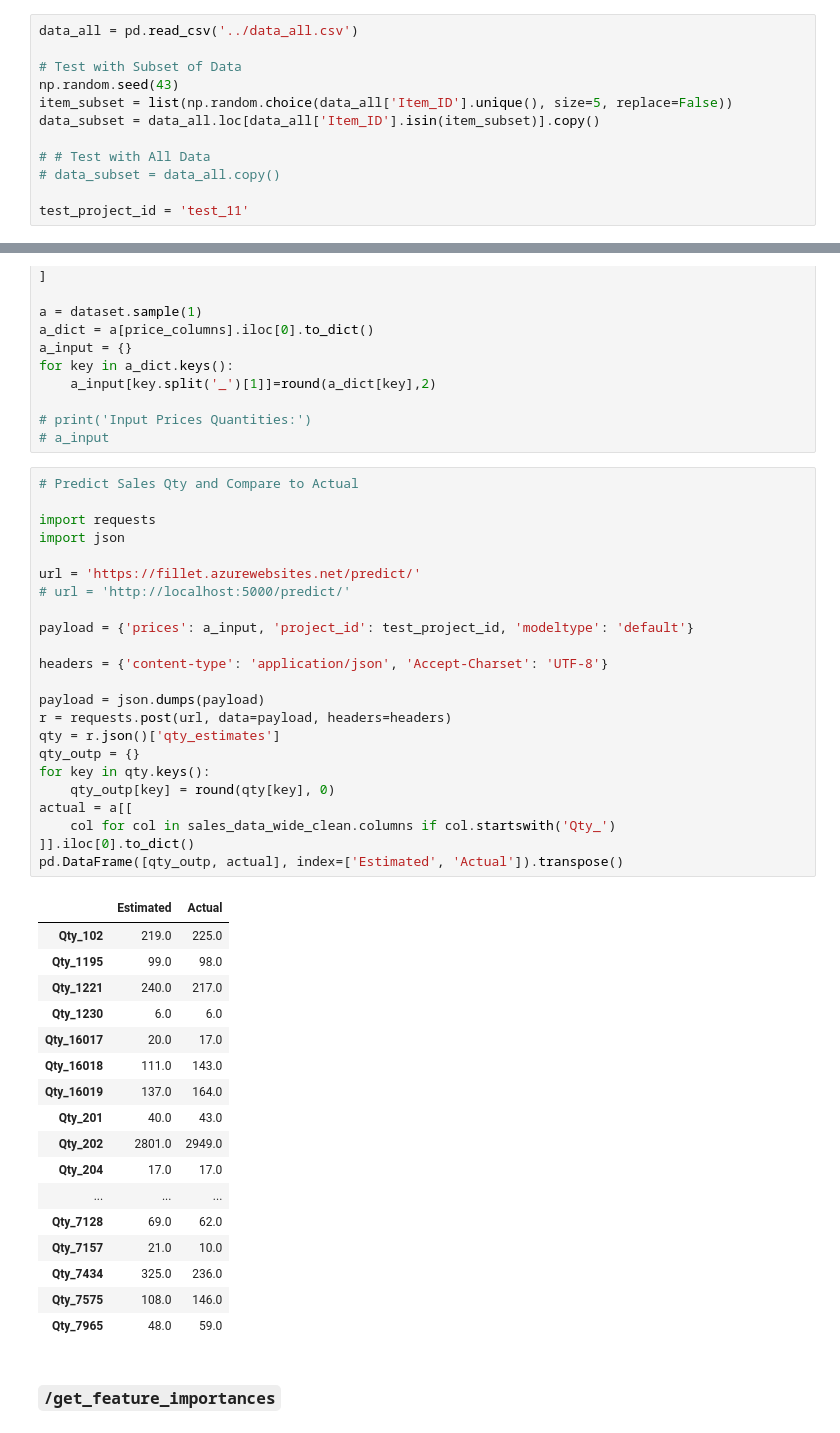
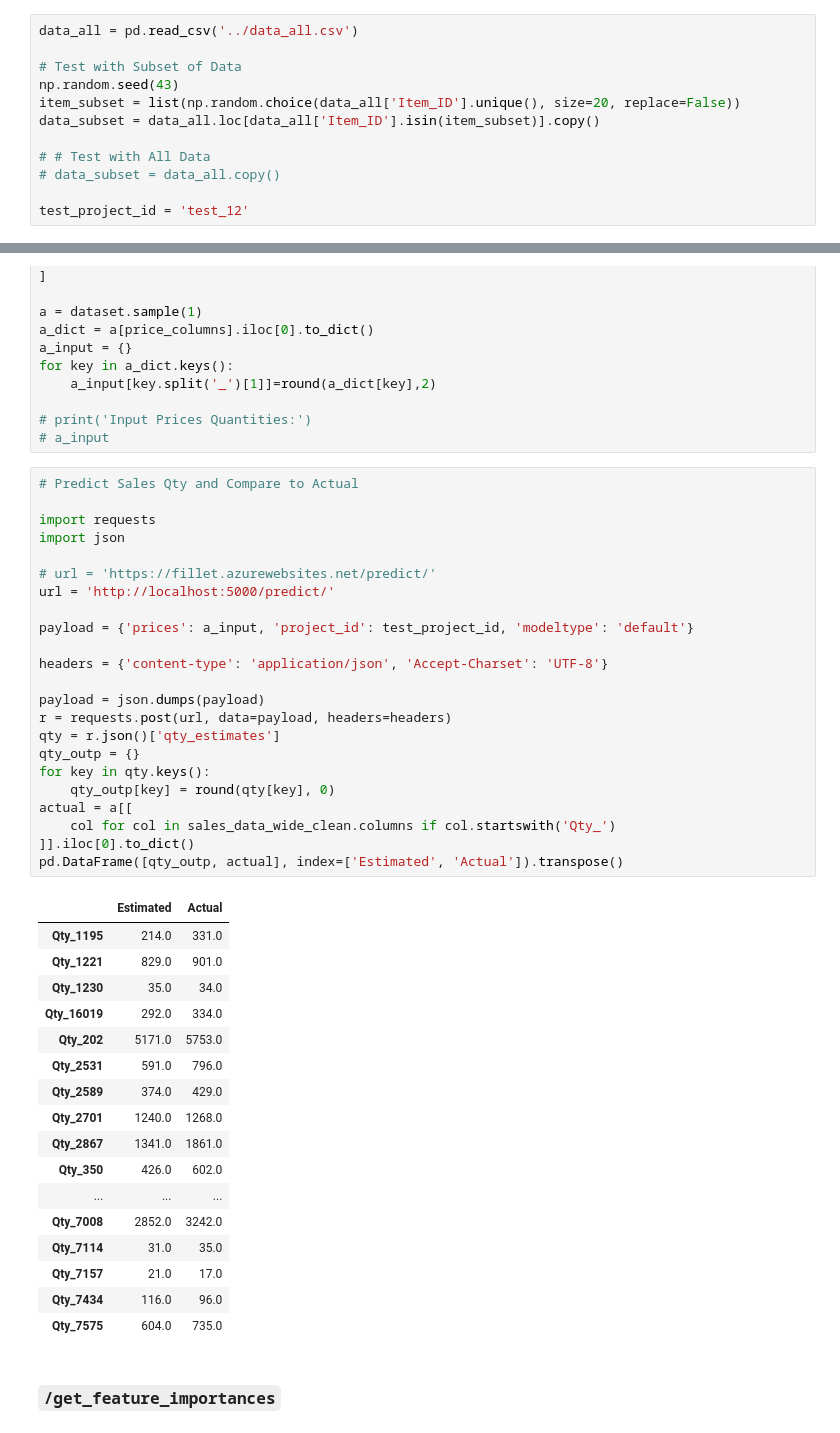
Before and after one commit to sutd-rms/fillet-flask, a Jupyter notebook: Notebooks/Test Environment-Copy1.ipynb, the cells around one changed output, grey strips where cells are left out. Saved outputs shown, nothing was run; the diff lists cells and outputs as text.

```diff
--- a/Notebooks/Test Environment-Copy1.ipynb
+++ b/Notebooks/Test Environment-Copy1.ipynb
@@ -8,13 +8,13 @@ data_all = pd.read_csv('../data_all.csv')
 
 # Test with Subset of Data
 np.random.seed(43)
-item_subset = list(np.random.choice(data_all['Item_ID'].unique(), size=5, replace=False))
+item_subset = list(np.random.choice(data_all['Item_ID'].unique(), size=20, replace=False))
 data_subset = data_all.loc[data_all['Item_ID'].isin(item_subset)].copy()
 
 # # Test with All Data
 # data_subset = data_all.copy()
 
-test_project_id = 'test_11'
+test_project_id = 'test_12'
 # %% [markdown]
 ### `/train`
 # %%
@@ -226,44 +227,44 @@ for key in a_dict.keys():
 # %%
 # Predict Sales Qty and Compare to Actual
 
 import requests
 import json
 
-url = 'https://fillet.azurewebsites.net/predict/'
-# url = 'http://localhost:5000/predict/'
+# url = 'https://fillet.azurewebsites.net/predict/'
+url = 'http://localhost:5000/predict/'
 
 payload = {'prices': a_input, 'project_id': test_project_id, 'modeltype': 'default'}
 
 headers = {'content-type': 'application/json', 'Accept-Charset': 'UTF-8'}
 
 payload = json.dumps(payload)
 r = requests.post(url, data=payload, headers=headers)
 qty = r.json()['qty_estimates']
 qty_outp = {}
 for key in qty.keys():
     qty_outp[key] = round(qty[key], 0)
 actual = a[[
     col for col in sales_data_wide_clean.columns if col.startswith('Qty_')
 ]].iloc[0].to_dict()
 pd.DataFrame([qty_outp, actual], index=['Estimated', 'Actual']).transpose()
 # %% [output]
 |  | Estimated | Actual |
-| Qty_102 | 219.0 | 225.0 |
-| Qty_1195 | 99.0 | 98.0 |
-| Qty_1221 | 240.0 | 217.0 |
-| Qty_1230 | 6.0 | 6.0 |
-| Qty_16017 | 20.0 | 17.0 |
-| Qty_16018 | 111.0 | 143.0 |
-| Qty_16019 | 137.0 | 164.0 |
-| Qty_201 | 40.0 | 43.0 |
-| Qty_202 | 2801.0 | 2949.0 |
-| Qty_204 | 17.0 | 17.0 |
+| Qty_1195 | 214.0 | 331.0 |
+| Qty_1221 | 829.0 | 901.0 |
+| Qty_1230 | 35.0 | 34.0 |
+| Qty_16019 | 292.0 | 334.0 |
+| Qty_202 | 5171.0 | 5753.0 |
+| Qty_2531 | 591.0 | 796.0 |
+| Qty_2589 | 374.0 | 429.0 |
+| Qty_2701 | 1240.0 | 1268.0 |
+| Qty_2867 | 1341.0 | 1861.0 |
+| Qty_350 | 426.0 | 602.0 |
 | ... | ... | ... |
-| Qty_7128 | 69.0 | 62.0 |
-| Qty_7157 | 21.0 | 10.0 |
-| Qty_7434 | 325.0 | 236.0 |
-| Qty_7575 | 108.0 | 146.0 |
-| Qty_7965 | 48.0 | 59.0 |
+| Qty_7008 | 2852.0 | 3242.0 |
+| Qty_7114 | 31.0 | 35.0 |
+| Qty_7157 | 21.0 | 17.0 |
+| Qty_7434 | 116.0 | 96.0 |
+| Qty_7575 | 604.0 | 735.0 |
 # %% [markdown]
 ### `/get_feature_importances`
 # %%
```
Also changed, not shown: parts of 2 cells of this notebook, 1 other file.
